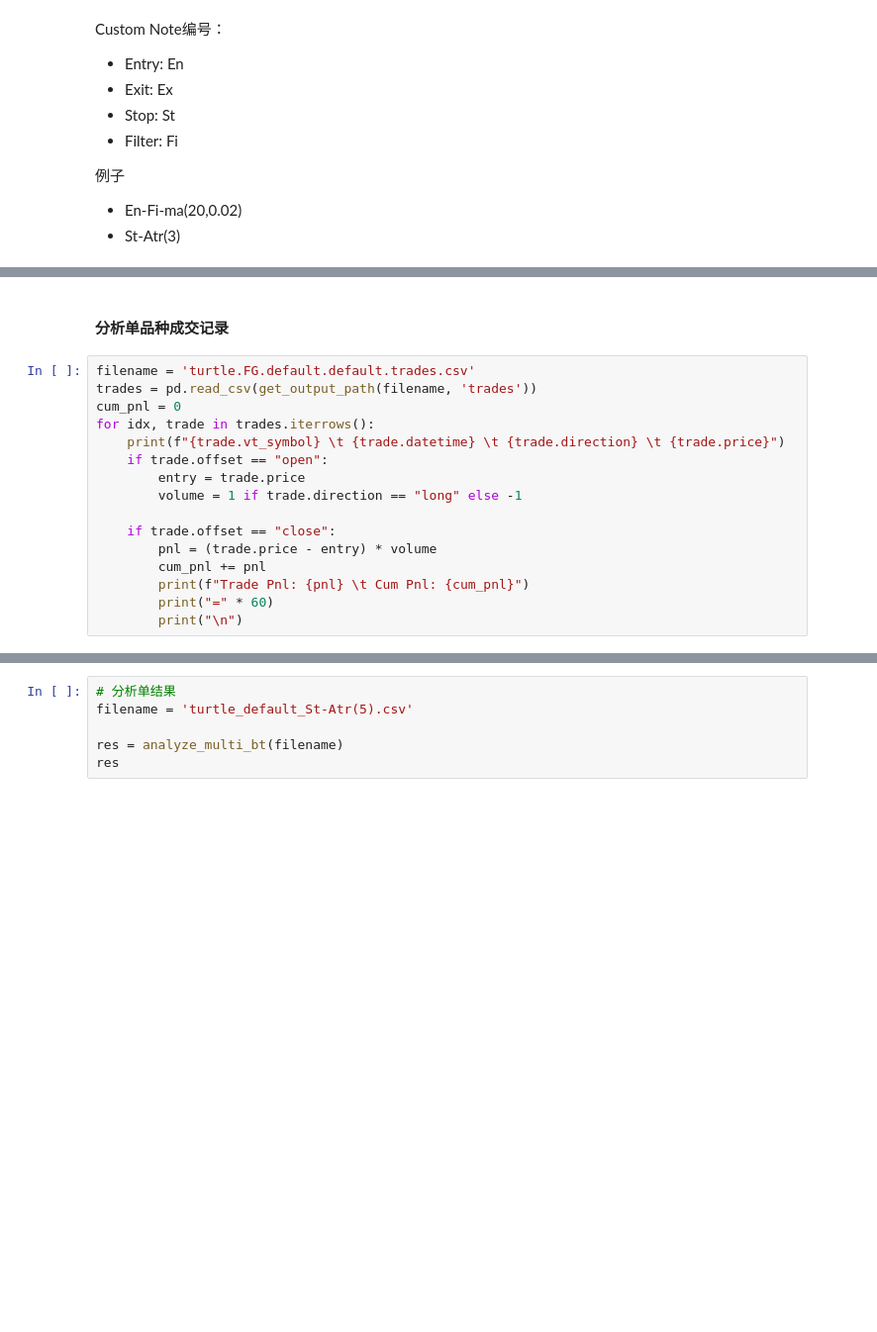
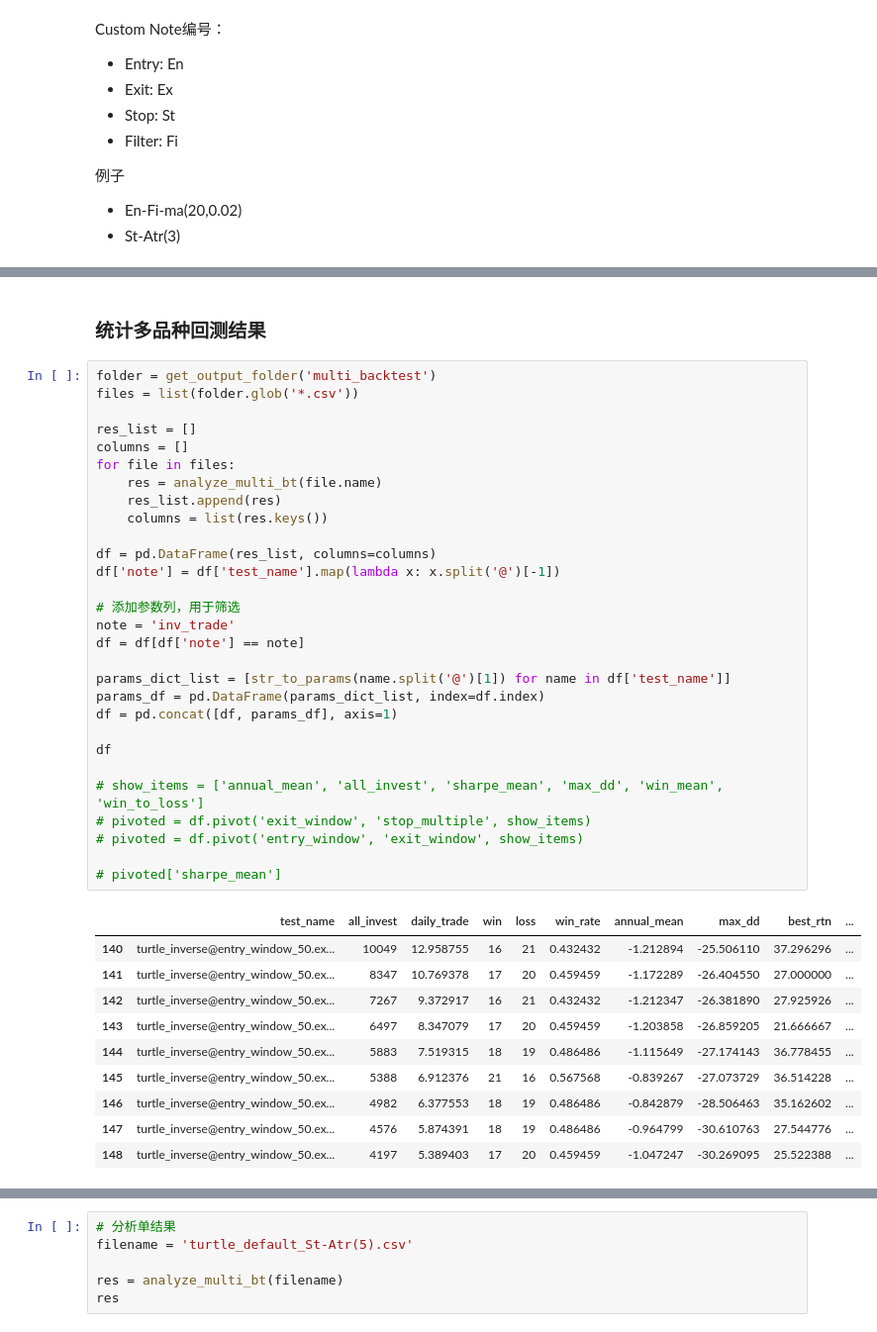
Before and after one commit to linbozhong/research_tools, a Jupyter notebook: backtest/backtest_research.ipynb, the cells around one changed output, grey strips where cells are left out. Shown: that part at 99% size. Drawn from its saved outputs; the diff is of its cells as text; blank space fills up the shorter version.

Commit message:
research backtest add heat map and turtle inverse trade

```diff
--- a/backtest/backtest_research.ipynb
+++ b/backtest/backtest_research.ipynb
@@ -42,19 +63,43 @@ res_dict
 # %% [markdown]
-#### 分析单品种成交记录
+### 统计多品种回测结果
-# %%
-filename = 'turtle.FG.default.default.trades.csv'
-trades = pd.read_csv(get_output_path(filename, 'trades'))
-cum_pnl = 0
-for idx, trade in trades.iterrows():
-    print(f"{trade.vt_symbol} \t {trade.datetime} \t {trade.direction} \t {trade.price}")
-    if trade.offset == "open":
-        entry = trade.price
-        volume = 1 if trade.direction == "long" else -1
-
-    if trade.offset == "close":
-        pnl = (trade.price - entry) * volume
-        cum_pnl += pnl
-        print(f"Trade Pnl: {pnl} \t Cum Pnl: {cum_pnl}")
-        print("=" * 60)
-        print("\n")
+# %%
+folder = get_output_folder('multi_backtest')
+files = list(folder.glob('*.csv'))
+
+res_list = []
+columns = []
+for file in files:
+    res = analyze_multi_bt(file.name)
+    res_list.append(res)
+    columns = list(res.keys())
+
+df = pd.DataFrame(res_list, columns=columns)
+df['note'] = df['test_name'].map(lambda x: x.split('@')[-1])
+
+# 添加参数列，用于筛选
+note = 'inv_trade'
+df = df[df['note'] == note]
+
+params_dict_list = [str_to_params(name.split('@')[1]) for name in df['test_name']]
+params_df = pd.DataFrame(params_dict_list, index=df.index)
+df = pd.concat([df, params_df], axis=1)
+
+df
+
+# show_items = ['annual_mean', 'all_invest', 'sharpe_mean', 'max_dd', 'win_mean', 'win_to_loss']
+# pivoted = df.pivot('exit_window', 'stop_multiple', show_items)
+# pivoted = df.pivot('entry_window', 'exit_window', show_items)
+
+# pivoted['sharpe_mean']
+# %% [output]
+|  | test_name | all_invest | daily_trade | win | loss | win_rate | annual_mean | max_dd | best_rtn | ... |
+| 140 | turtle_inverse@entry_window_50.ex... | 10049 | 12.958755 | 16 | 21 | 0.432432 | -1.212894 | -25.506110 | 37.296296 | ... |
+| 141 | turtle_inverse@entry_window_50.ex... | 8347 | 10.769378 | 17 | 20 | 0.459459 | -1.172289 | -26.404550 | 27.000000 | ... |
+| 142 | turtle_inverse@entry_window_50.ex... | 7267 | 9.372917 | 16 | 21 | 0.432432 | -1.212347 | -26.381890 | 27.925926 | ... |
+| 143 | turtle_inverse@entry_window_50.ex... | 6497 | 8.347079 | 17 | 20 | 0.459459 | -1.203858 | -26.859205 | 21.666667 | ... |
+| 144 | turtle_inverse@entry_window_50.ex... | 5883 | 7.519315 | 18 | 19 | 0.486486 | -1.115649 | -27.174143 | 36.778455 | ... |
+| 145 | turtle_inverse@entry_window_50.ex... | 5388 | 6.912376 | 21 | 16 | 0.567568 | -0.839267 | -27.073729 | 36.514228 | ... |
+| 146 | turtle_inverse@entry_window_50.ex... | 4982 | 6.377553 | 18 | 19 | 0.486486 | -0.842879 | -28.506463 | 35.162602 | ... |
+| 147 | turtle_inverse@entry_window_50.ex... | 4576 | 5.874391 | 18 | 19 | 0.486486 | -0.964799 | -30.610763 | 27.544776 | ... |
+| 148 | turtle_inverse@entry_window_50.ex... | 4197 | 5.389403 | 17 | 20 | 0.459459 | -1.047247 | -30.269095 | 25.522388 | ... |
 # %% [markdown]
```
Also changed, not shown: parts of 12 cells of this notebook, 4 other files.
